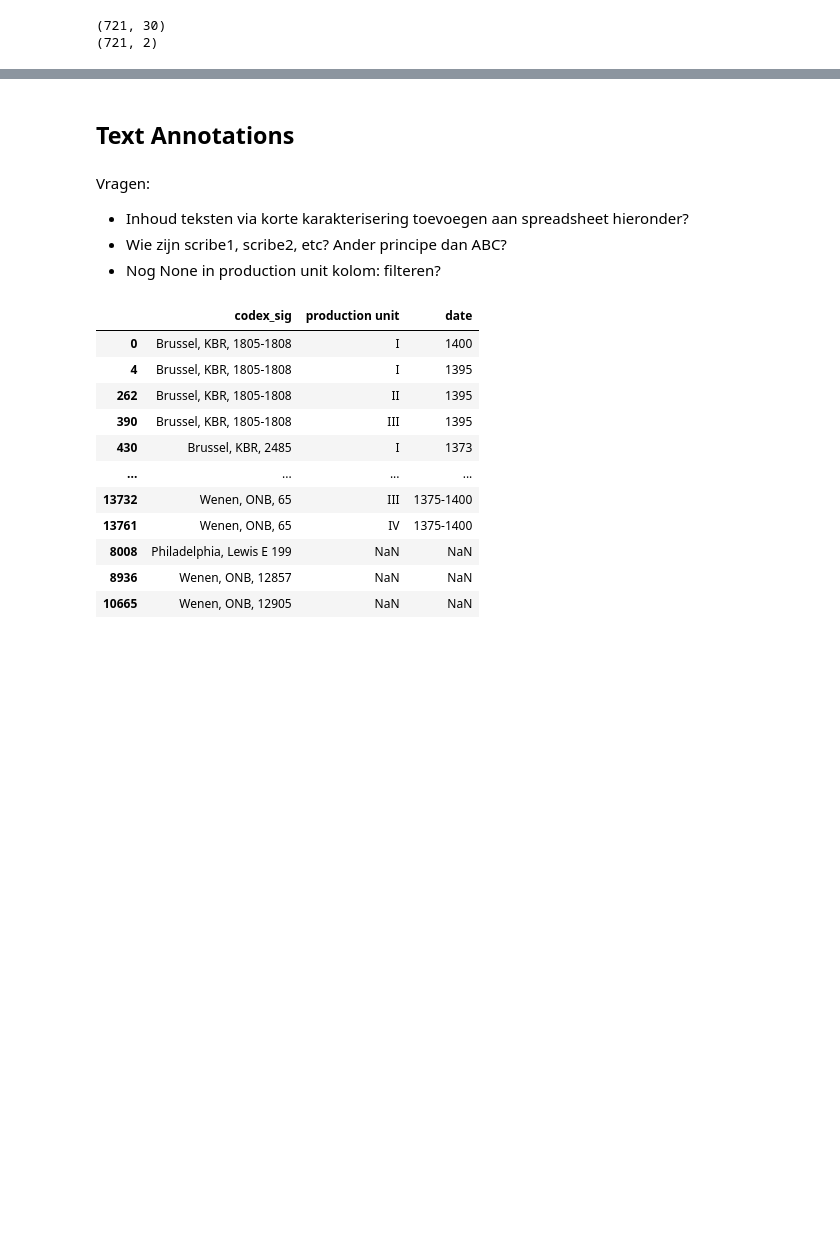
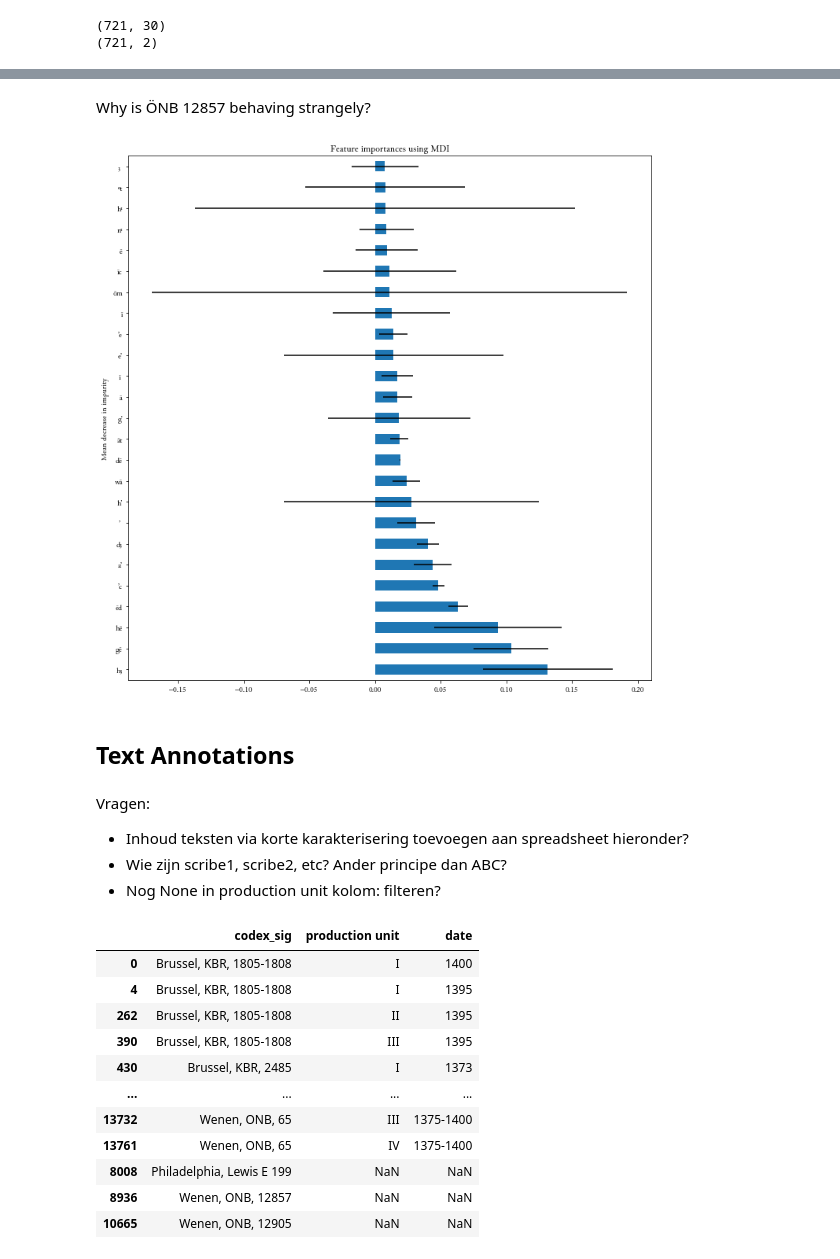
Before and after one commit to WHaverals/silentvoices, a Jupyter notebook: src/speculum-scribe.ipynb, the cells around one changed output, grey strips where cells are left out. Drawn from its saved outputs; the diff is of its cells as text; code cells hidden in the pictures; blank space fills up the shorter version.

```diff
--- a/src/speculum-scribe.ipynb
+++ b/src/speculum-scribe.ipynb
@@ -380,0 +379,5 @@ purity.groupby('codex').mean().sort_values('-1', ascending=False)
+# %%
+alpha = segments.copy()#[segments['scribe'] == 'α']
+BOW = vectorizer.fit_transform(segments['text']).toarray()
+BOW = preprocessing.scale(BOW)
+BOW.shape
@@ -381,3 +437,30 @@ purity.groupby('codex').mean().sort_values('-1', ascending=False)
+# %% [markdown]
+Why is ÖNB 12857 behaving strangely?
+# %%
+classes = ['W' if sig == 'Wenen, ONB, 12857' else 'rest' for sig in alpha['signature']]
+
+from sklearn.ensemble import RandomForestClassifier
+
+feature_names = vectorizer.get_feature_names()
+forest = RandomForestClassifier(random_state=0)
+forest.fit(BOW, classes)
+
+importances = forest.feature_importances_
+std = np.std([tree.feature_importances_ for tree in forest.estimators_], axis=0)
+
+cutoff = 25
+forest_importances = pd.Series(importances, index=feature_names)
+forest_importances = forest_importances.sort_values(ascending=False).head(cutoff)
+
+plt.rcParams["font.family"] = "Junicode"
+
+fig, ax = plt.subplots(figsize=(10, 10))
+forest_importances.plot.barh(xerr=std[:cutoff], ax=ax)
+ax.set_title("Feature importances using MDI")
+ax.set_ylabel("Mean decrease in impurity")
+fig.tight_layout()
+# %% [output]
+[figure, added]
 # %% [markdown]
 ## Text Annotations
 # %% [markdown]
```
Also changed, not shown: parts of 25 cells of this notebook.
